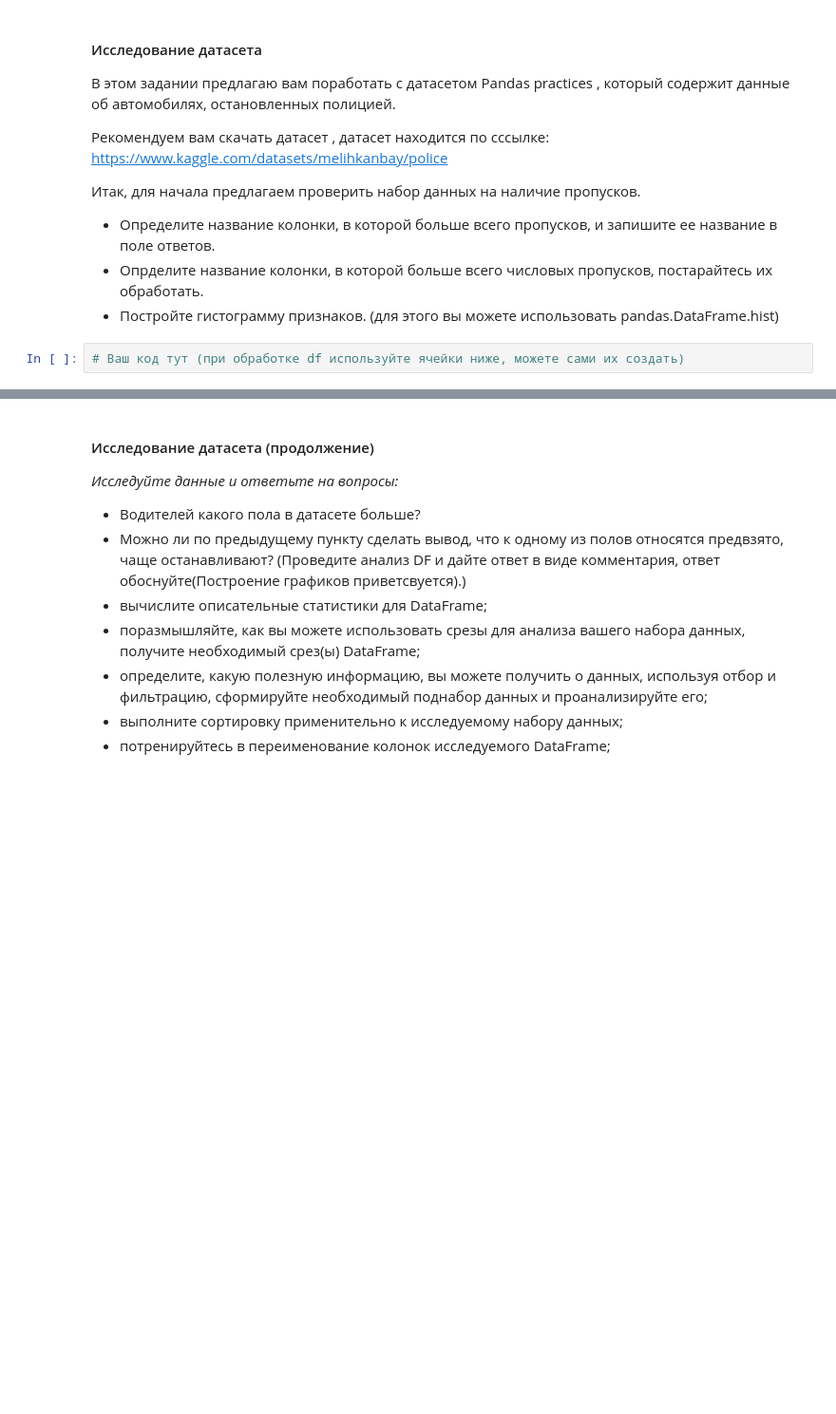
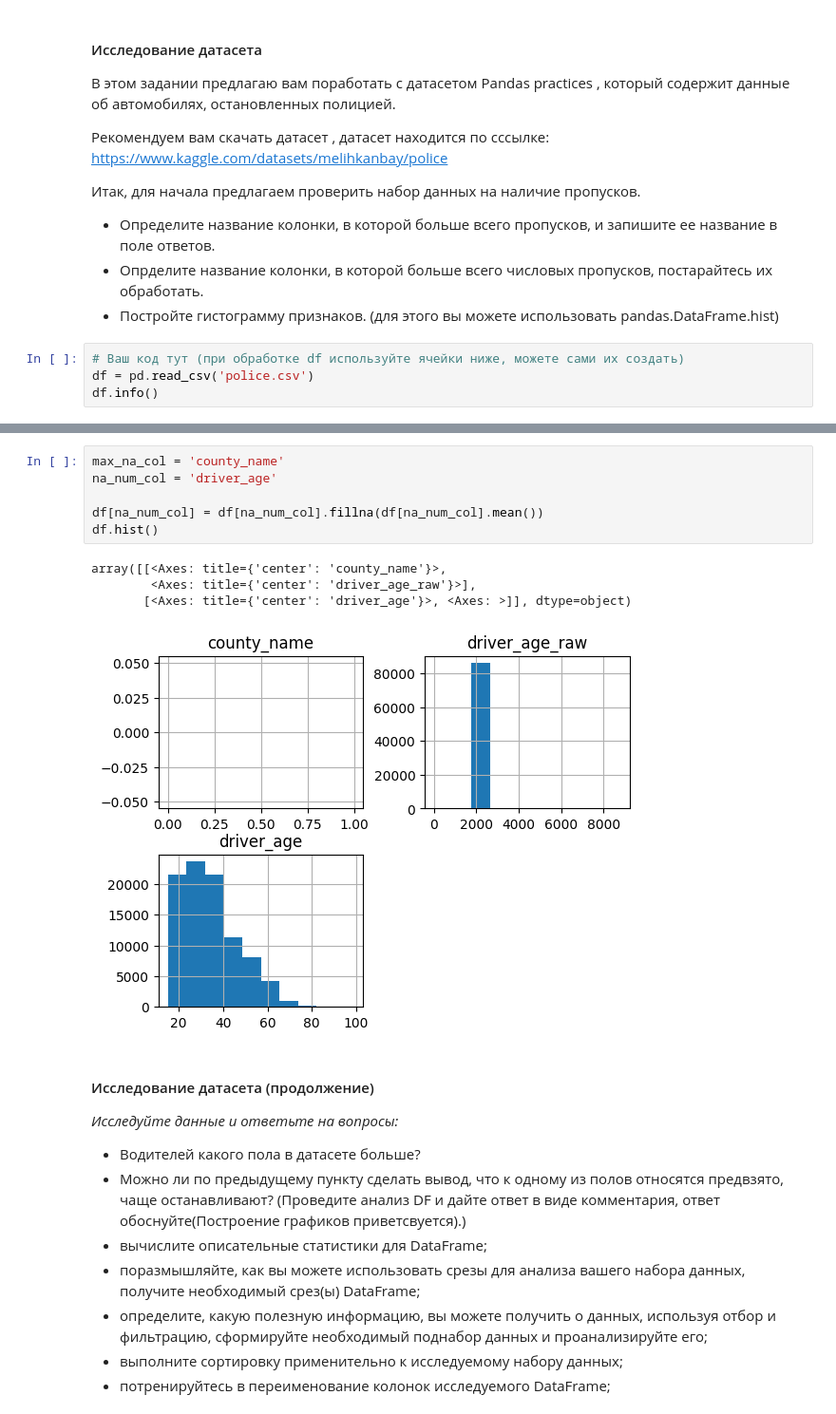
Before and after one commit to Jafarkor/ml_training, a Jupyter notebook: homeworks/HW_3_pandas.ipynb, the cells around one changed output, grey strips where cells are left out. Shown: that part at 95% size. Drawn from its saved outputs; the diff is of its cells as text; blank space fills up the shorter version.

```diff
--- a/homeworks/HW_3_pandas.ipynb
+++ b/homeworks/HW_3_pandas.ipynb
@@ -68,3 +68,5 @@ True
 - Постройте гистограмму признаков. (для этого вы можете использовать pandas.DataFrame.hist)
 # %%
 # Ваш код тут (при обработке df используйте ячейки ниже, можете сами их создать)
+df = pd.read_csv('police.csv')
+df.info()
@@ -71,3 +91,14 @@ True
+# %%
+max_na_col = 'county_name'
+na_num_col = 'driver_age'
+
+df[na_num_col] = df[na_num_col].fillna(df[na_num_col].mean())
+df.hist()
+# %% [output]
+array([[<Axes: title={'center': 'county_name'}>,
+        <Axes: title={'center': 'driver_age_raw'}>],
+       [<Axes: title={'center': 'driver_age'}>, <Axes: >]], dtype=object)
+[figure, added]
 # %% [markdown]
 #### Исследование датасета (продолжение)
 *Исследуйте данные и ответьте на вопросы:*
```
Also changed, not shown: parts of 7 cells of this notebook.
